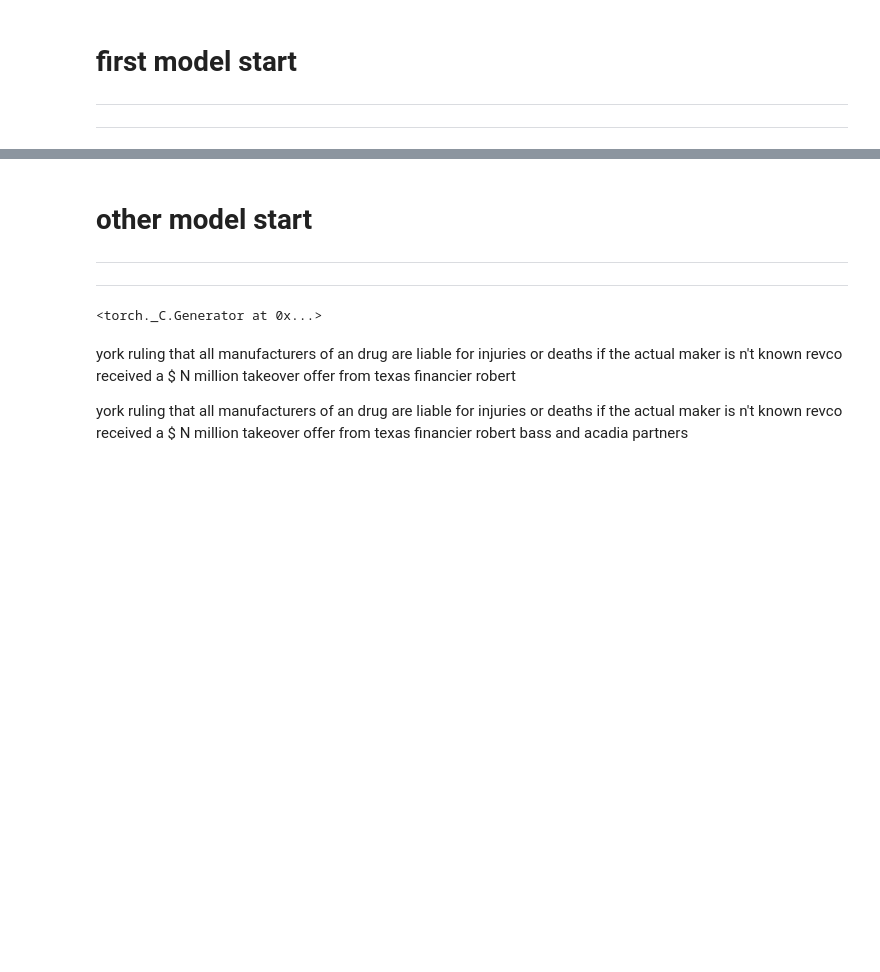
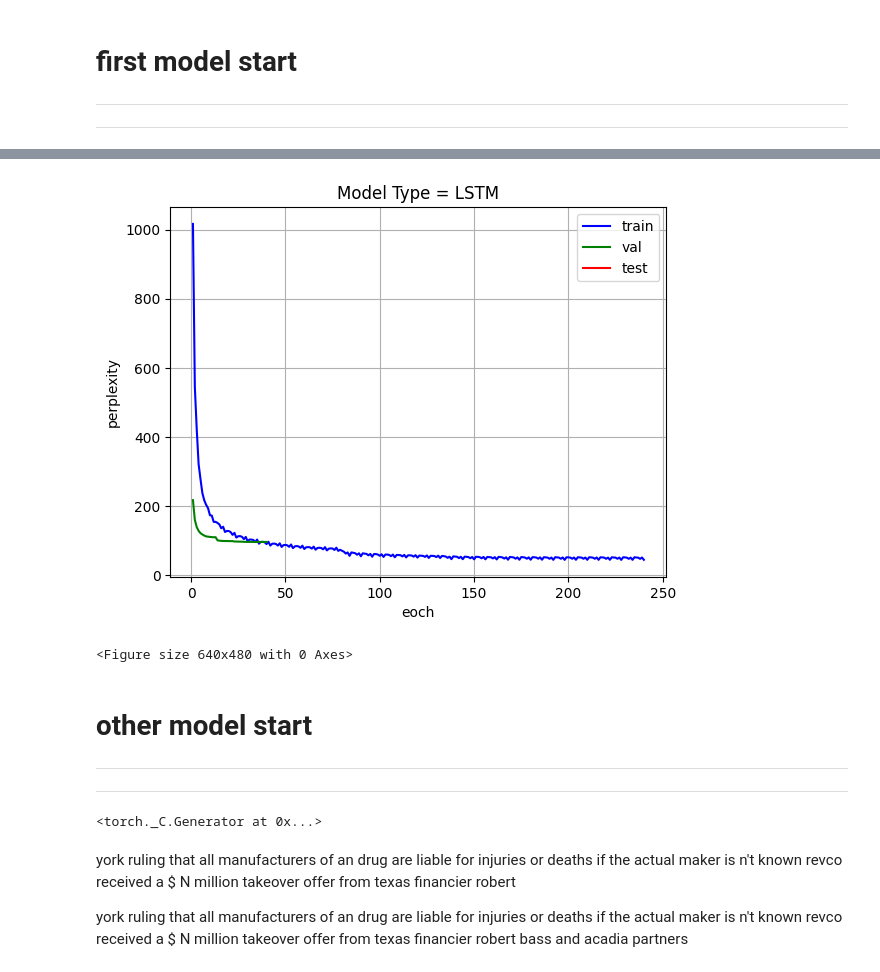
Before and after one commit to AK18k/ex2_1, a Jupyter notebook: ex2_latenight.ipynb, the cells around one changed output, grey strips where cells are left out. Drawn from its saved outputs; the diff is of its cells as text; code cells hidden in the pictures; blank space fills up the shorter version.

```diff
--- a/ex2_latenight.ipynb
+++ b/ex2_latenight.ipynb
@@ -42,7 +103,7 @@ import data
 import model
 
 parser = argparse.ArgumentParser(description='PyTorch Wikitext-2 RNN/LSTM/GRU/Transformer Language Model')
-parser.add_argument('--data', type=str, default='./data/wikitext-2',
+parser.add_argument('--data', type=str, default='./data/ptb',
                     help='location of the data corpus')
 parser.add_argument('--model', type=str, default='LSTM',
                     help='type of network (RNN_TANH, RNN_RELU, LSTM, GRU, Transformer)')
@@ -68,7 +129,7 @@ parser.add_argument('--tied', action='store_true',
                     help='tie the word embedding and softmax weights')
 parser.add_argument('--seed', type=int, default=1111,
                     help='random seed')
-parser.add_argument('--cuda', action='store_true', default=False,
+parser.add_argument('--cuda', action='store_true', default=True,
                     help='use CUDA')
 parser.add_argument('--mps', action='store_true', default=False,
                         help='enables macOS GPU training')
@@ -83,6 +144,7 @@ parser.add_argument('--nhead', type=int, default=2,
 parser.add_argument('--dry-run', action='store_true',
                     help='verify the code and the model')
 # args = parser.parse_args()
+args, unknown = parser.parse_known_args()
 
 # Set the random seed manually for reproducibility.
 torch.manual_seed(args.seed)
@@ -96,6 +158,7 @@ if hasattr(torch.backends, "mps") and torch.backends.mps.is_available():
 use_mps = args.mps and torch.backends.mps.is_available()
 if args.cuda:
     device = torch.device("cuda")
+    print('CUDA is active')
 elif use_mps:
     device = torch.device("mps")
 else:
@@ -231,6 +294,9 @@ def train():
                     'loss {:5.2f} | ppl {:8.2f}'.format(
                 epoch, batch, len(train_data) // args.bptt, lr,
                 elapsed * 1000 / args.log_interval, cur_loss, math.exp(cur_loss)))
+
+            results_m.add_result(math.exp(cur_loss), 'train') #add train ppl to result matrix
+
             total_loss = 0
             start_time = time.time()
         if args.dry_run:
@@ -251,6 +317,8 @@ best_val_loss = None
 
 # At any point you can hit Ctrl + C to break out of training early.
 try:
+    results_m = Result_Matrix(args.model) #create a result matrix for the model
+
     for epoch in range(1, args.epochs+1):
         epoch_start_time = time.time()
         train()
@@ -260,6 +328,9 @@ try:
                 'valid ppl {:8.2f}'.format(epoch, (time.time() - epoch_start_time),
                                            val_loss, math.exp(val_loss)))
         print('-' * 89)
+
+        results_m.add_result(math.exp(val_loss), 'val') #add val ppl to result matrix
+
         # Save the model if the validation loss is the best we've seen so far.
         if not best_val_loss or val_loss < best_val_loss:
             with open(args.save, 'wb') as f:
@@ -288,6 +359,10 @@ print('| End of training | test loss {:5.2f} | test ppl {:8.2f}'.format(
     test_loss, math.exp(test_loss)))
 print('=' * 89)
 
+results_m.add_result(math.exp(test_loss), 'test') #add test ppl to result matrix
+
+plot_results(results_m)
+
 if len(args.onnx_export) > 0:
     # Export the model in ONNX format.
     export_onnx(args.onnx_export, batch_size=1, seq_len=args.bptt)
@@ -294,3 +388,8 @@ if len(args.onnx_export) > 0:
+# %%
+plot_results(results_m, 'first')
+# %% [output]
+[figure, added]
+<Figure size 640x480 with 0 Axes>
 # %% [markdown]
 # other model start
 
```
Also changed, not shown: parts of 6 cells of this notebook.
